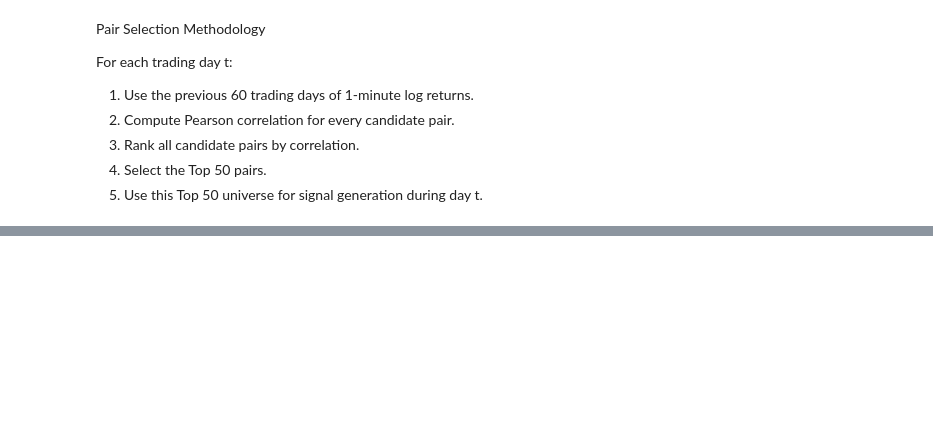
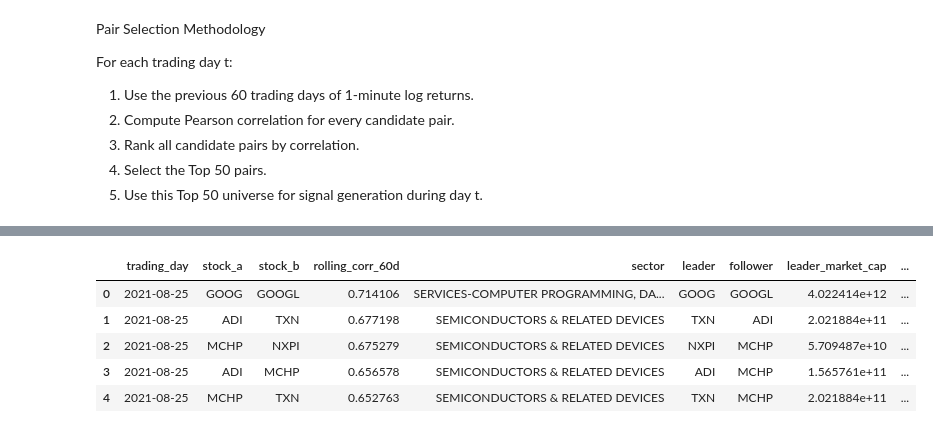
Before and after one commit to ADRIANVM117/data-science-portfolio, a Jupyter notebook: SolidBack_Quant/notebooks/01_hypothesis_validation.ipynb, the cells around one changed output, grey strips where cells are left out. Cells and saved outputs as stored; diff of their text form; code cells hidden in the pictures; blank space fills up the shorter version.

```diff
--- a/SolidBack_Quant/notebooks/01_hypothesis_validation.ipynb
+++ b/SolidBack_Quant/notebooks/01_hypothesis_validation.ipynb
@@ -121,0 +332,16 @@ For each trading day t:
+# %%
+RETURNS_DIR = Path("../data/rth_1min_log_returns_by_symbol")
+UNIVERSE_PATH = Path("../data/universe_metadata.csv")
+CORR_PATH = Path("../data/daily_pair_correlations_60d.parquet")
+# %%
+# First we built the daily Top 50
+daily_pair_correlations = pd.read_parquet(CORR_PATH)
+
+daily_top50_pairs = (daily_pair_correlations.dropna(subset=["rolling_corr_60d"]).sort_values(["trading_day", "rolling_corr_60d"], ascending=[True, False])
+    .groupby("trading_day", as_index=False)
+    .head(50)
+    .reset_index(drop=True)
+)
+
+daily_top50_pairs.head()
+daily_top50_pairs.to_csv("../data/daily_top50_pairs.csv", index=False)
@@ -121,0 +355,40 @@ For each trading day t:
+# %%
+# we added leader/follower
+universe_df = pd.read_csv(UNIVERSE_PATH)
+
+market_cap_map = universe_df.set_index("symbol")["market_cap"].to_dict()
+
+def assign_leader_follower(row):
+    a = row["stock_a"]
+    b = row["stock_b"]
+
+    if market_cap_map[a] >= market_cap_map[b]:
+        return pd.Series({
+            "leader": a,
+            "follower": b,
+            "leader_market_cap": market_cap_map[a],
+            "follower_market_cap": market_cap_map[b]
+        })
+    else:
+        return pd.Series({
+            "leader": b,
+            "follower": a,
+            "leader_market_cap": market_cap_map[b],
+            "follower_market_cap": market_cap_map[a]
+        })
+
+leader_follower_cols = daily_top50_pairs.apply(assign_leader_follower, axis=1)
+
+daily_top50_pairs = pd.concat(
+    [daily_top50_pairs, leader_follower_cols],
+    axis=1
+)
+
+daily_top50_pairs.head()
+# %% [output]
+|  | trading_day | stock_a | stock_b | rolling_corr_60d | sector | leader | follower | leader_market_cap | ... |
+| 0 | 2021-08-25 | GOOG | GOOGL | 0.714106 | SERVICES-COMPUTER PROGRAMMING, DA... | GOOG | GOOGL | 4.022414e+12 | ... |
+| 1 | 2021-08-25 | ADI | TXN | 0.677198 | SEMICONDUCTORS & RELATED DEVICES | TXN | ADI | 2.021884e+11 | ... |
+| 2 | 2021-08-25 | MCHP | NXPI | 0.675279 | SEMICONDUCTORS & RELATED DEVICES | NXPI | MCHP | 5.709487e+10 | ... |
+| 3 | 2021-08-25 | ADI | MCHP | 0.656578 | SEMICONDUCTORS & RELATED DEVICES | ADI | MCHP | 1.565761e+11 | ... |
+| 4 | 2021-08-25 | MCHP | TXN | 0.652763 | SEMICONDUCTORS & RELATED DEVICES | TXN | MCHP | 2.021884e+11 | ... |
```
Also changed, not shown: parts of 34 cells of this notebook, 1 other file.
